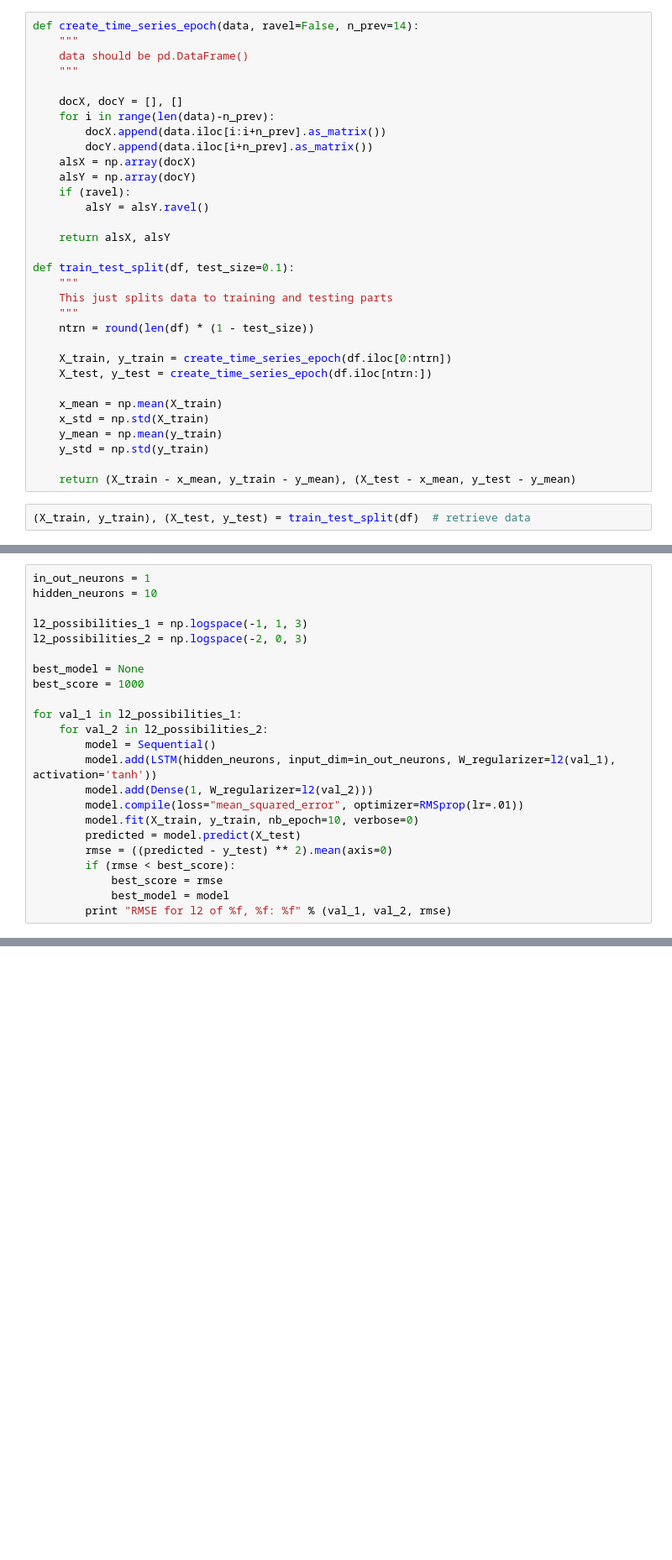
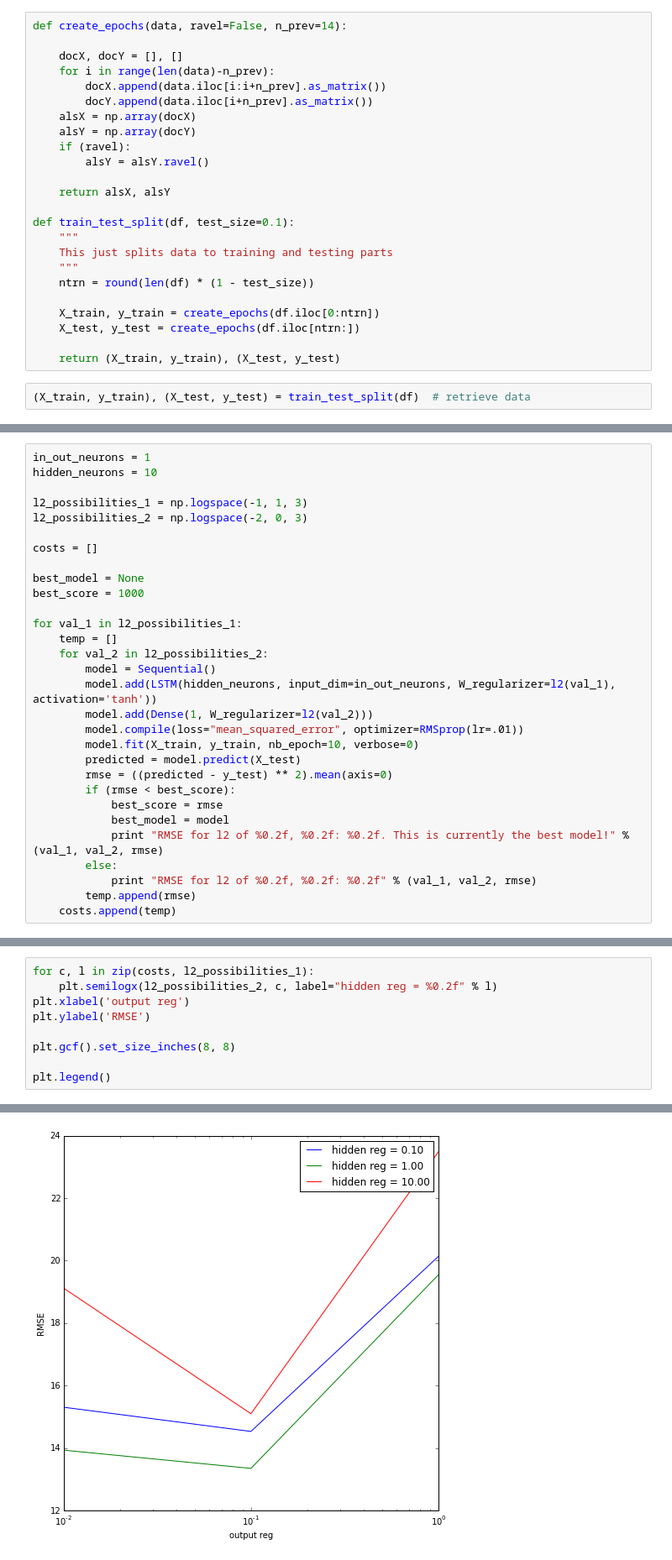
Before and after one commit to neuralolin/DataScience16FinalProject, a Jupyter notebook: 06_LSTM_Keras_Weather/keras_lstm_weather.ipynb, the cells around one changed output, grey strips where cells are left out. Shown at 84% size. Drawn from its saved outputs; the diff is of its cells as text; blank space fills up the shorter version.

```diff
--- a/06_LSTM_Keras_Weather/keras_lstm_weather.ipynb
+++ b/06_LSTM_Keras_Weather/keras_lstm_weather.ipynb
@@ -30,8 +30,5 @@ df = pd.DataFrame(df.Temperature)
 # %%
-def create_time_series_epoch(data, ravel=False, n_prev=14):
-    """
-    data should be pd.DataFrame()
-    """
+def create_epochs(data, ravel=False, n_prev=14):
 
     docX, docY = [], []
     for i in range(len(data)-n_prev):
@@ -50,14 +47,9 @@ def train_test_split(df, test_size=0.1):
     """
     ntrn = round(len(df) * (1 - test_size))
 
-    X_train, y_train = create_time_series_epoch(df.iloc[0:ntrn])
-    X_test, y_test = create_time_series_epoch(df.iloc[ntrn:])
+    X_train, y_train = create_epochs(df.iloc[0:ntrn])
+    X_test, y_test = create_epochs(df.iloc[ntrn:])
 
-    x_mean = np.mean(X_train)
-    x_std = np.std(X_train)
-    y_mean = np.mean(y_train)
-    y_std = np.std(y_train)
-
-    return (X_train - x_mean, y_train - y_mean), (X_test - x_mean, y_test - y_mean)
+    return (X_train, y_train), (X_test, y_test)
 # %%
 (X_train, y_train), (X_test, y_test) = train_test_split(df)  # retrieve data
@@ -68,10 +66,13 @@ hidden_neurons = 10
 l2_possibilities_1 = np.logspace(-1, 1, 3)
 l2_possibilities_2 = np.logspace(-2, 0, 3)
 
+costs = []
+
 best_model = None
 best_score = 1000
 
 for val_1 in l2_possibilities_1:
+    temp = []
     for val_2 in l2_possibilities_2:
         model = Sequential()
         model.add(LSTM(hidden_neurons, input_dim=in_out_neurons, W_regularizer=l2(val_1), activation='tanh'))
@@ -83,4 +84,8 @@ for val_1 in l2_possibilities_1:
         if (rmse < best_score):
             best_score = rmse
             best_model = model
-        print "RMSE for l2 of %f, %f: %f" % (val_1, val_2, rmse)
+            print "RMSE for l2 of %0.2f, %0.2f: %0.2f. This is currently the best model!" % (val_1, val_2, rmse)
+        else:
+            print "RMSE for l2 of %0.2f, %0.2f: %0.2f" % (val_1, val_2, rmse)
+        temp.append(rmse)
+    costs.append(temp)
@@ -86,0 +104,10 @@ for val_1 in l2_possibilities_1:
+# %%
+for c, l in zip(costs, l2_possibilities_1):
+    plt.semilogx(l2_possibilities_2, c, label="hidden reg = %0.2f" % l)
+plt.xlabel('output reg')
+plt.ylabel('RMSE')
+
+plt.gcf().set_size_inches(8, 8)
+
+plt.legend()
+# %% [output]
@@ -86,0 +115 @@ for val_1 in l2_possibilities_1:
+[figure, added]
```
Also changed, not shown: parts of 12 cells of this notebook, 1 other file.
